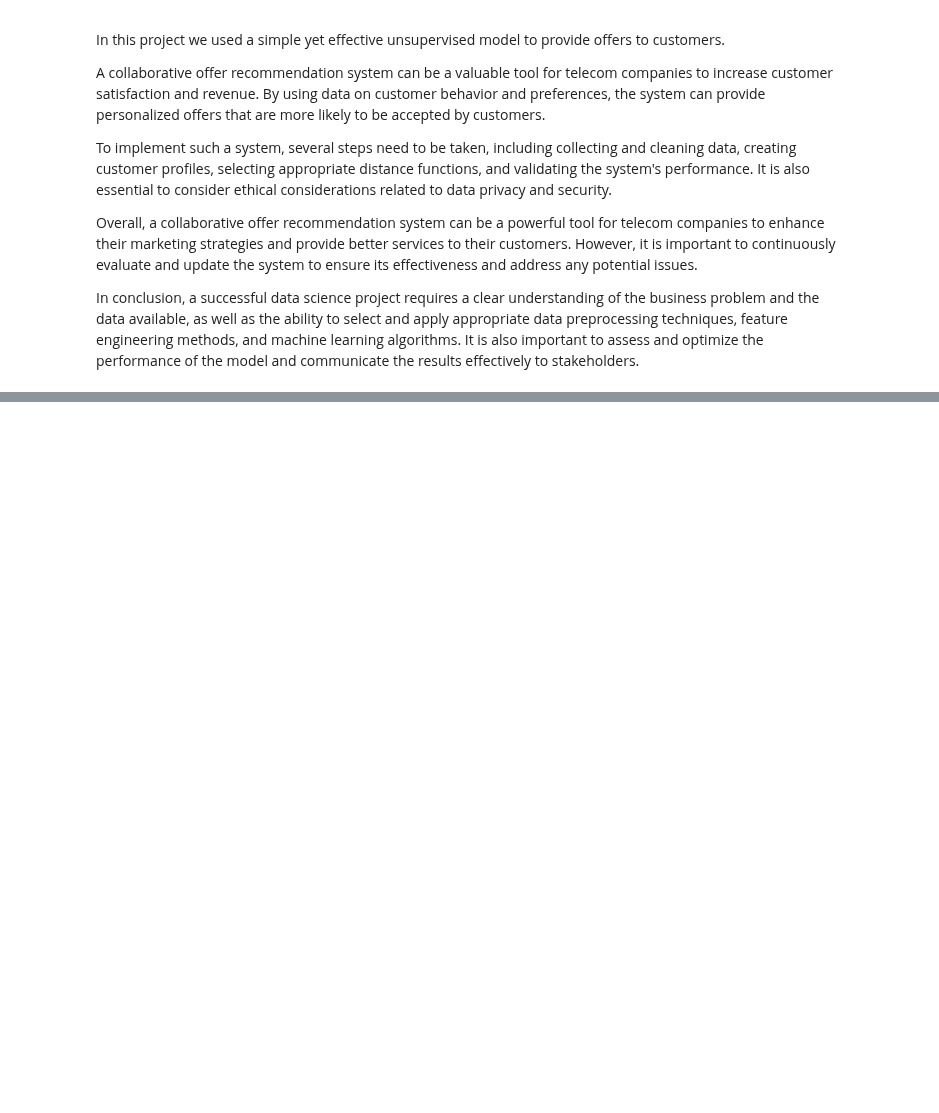
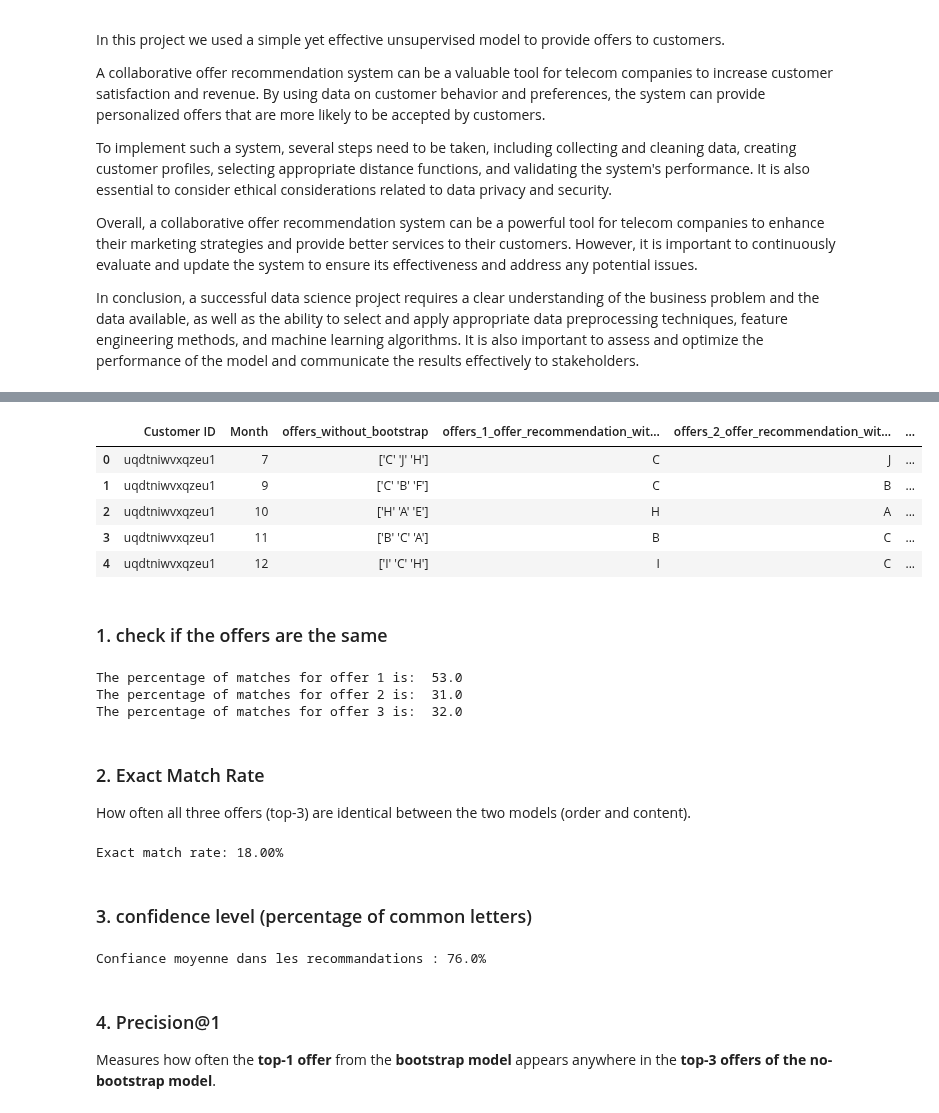
Before and after one commit to albanecoiffe/telecom-recommender-system, a Jupyter notebook: notebook.ipynb, the cells around one changed output, grey strips where cells are left out. Drawn from its saved outputs; the diff is of its cells as text; code cells hidden in the pictures; blank space fills up the shorter version.

```diff
--- a/notebook.ipynb
+++ b/notebook.ipynb
@@ -1183,0 +1204,73 @@ In conclusion, a successful data science project requires a clear understanding
+# %%
+# compare the two dataframes
+comparison = dt1.merge(dt2, on=['Customer ID', 'Month'], suffixes=('_without_bootstrap', '_with_bootstrap'))
+comparison.head(5)
+# %% [output]
+|  | Customer ID | Month | offers_without_bootstrap | offers_1_offer_recommendation_wit... | offers_2_offer_recommendation_wit... | ... |
+| 0 | uqdtniwvxqzeu1 | 7 | ['C' 'J' 'H'] | C | J | ... |
+| 1 | uqdtniwvxqzeu1 | 9 | ['C' 'B' 'F'] | C | B | ... |
+| 2 | uqdtniwvxqzeu1 | 10 | ['H' 'A' 'E'] | H | A | ... |
+| 3 | uqdtniwvxqzeu1 | 11 | ['B' 'C' 'A'] | B | C | ... |
+| 4 | uqdtniwvxqzeu1 | 12 | ['I' 'C' 'H'] | I | C | ... |
+# %% [markdown]
+### 1. check if the offers are the same
+# %%
+comparison['match_offer_1'] = (
+    comparison['offers_1_offer_recommendation_without_bootstap'] == comparison['offer_1_recommendation_bootstrap']
+)
+comparison['match_offer_2'] = (
+    comparison['offers_2_offer_recommendation_without_bootstap'] == comparison['offer_2_recommendation_bootstrap']
+)
+comparison['match_offer_3'] = (
+    comparison['offers_3_offer_recommendation_without_bootstap'] == comparison['offer_3_recommendation_bootstrap']
+)
+comparison['match_offer_1'].value_counts()
+comparison['match_offer_2'].value_counts()
+comparison['match_offer_3'].value_counts()
+comparison['match_offer_1'].sum() / len(comparison) * 100
+comparison['match_offer_2'].sum() / len(comparison) * 100
+comparison['match_offer_3'].sum() / len(comparison) * 100
+print('The percentage of matches for offer 1 is: ', comparison['match_offer_1'].sum() / len(comparison) * 100)
+print('The percentage of matches for offer 2 is: ', comparison['match_offer_2'].sum() / len(comparison) * 100)
+print('The percentage of matches for offer 3 is: ', comparison['match_offer_3'].sum() / len(comparison) * 100)
+# %% [output]
+The percentage of matches for offer 1 is:  53.0
+The percentage of matches for offer 2 is:  31.0
+The percentage of matches for offer 3 is:  32.0
+# %% [markdown]
+### 2. Exact Match Rate
+How often all three offers (top-3) are identical between the two models (order and content).
+# %%
+comparison['exact_match'] = (
+    (comparison['offers_1_offer_recommendation_without_bootstap'] == comparison['offer_1_recommendation_bootstrap']) &
+    (comparison['offers_2_offer_recommendation_without_bootstap'] == comparison['offer_2_recommendation_bootstrap']) &
+    (comparison['offers_3_offer_recommendation_without_bootstap'] == comparison['offer_3_recommendation_bootstrap'])
+)
+exact_match_rate = comparison['exact_match'].mean()
+print(f'Exact match rate: {exact_match_rate:.2%}')
+# %% [output]
+Exact match rate: 18.00%
+# %% [markdown]
+### 3. confidence level (percentage of common letters)
+# %%
+def count_common_letters(row):
+    set1 = {row['offers_1_offer_recommendation_without_bootstap'],
+            row['offers_2_offer_recommendation_without_bootstap'],
+            row['offers_3_offer_recommendation_without_bootstap']}
+    set2 = {row['offer_1_recommendation_bootstrap'],
+            row['offer_2_recommendation_bootstrap'],
+            row['offer_3_recommendation_bootstrap']}
+    return len(set1 & set2)
+
+comparison['n_common_offers'] = comparison.apply(count_common_letters, axis=1)
+comparison['confidence_%'] = (comparison['n_common_offers'] / 3 * 100).round(1)
+
+# Moyenne de confiance
+mean_confidence = comparison['confidence_%'].mean()
+
+print(f"Confiance moyenne dans les recommandations : {mean_confidence:.1f}%")
+# %% [output]
+Confiance moyenne dans les recommandations : 76.0%
+# %% [markdown]
+### 4. Precision@1
+Measures how often the **top-1 offer** from the **bootstrap model** appears anywhere in the **top-3 offers of the no-bootstrap model**.
```
Also changed, not shown: parts of 13 cells of this notebook.
